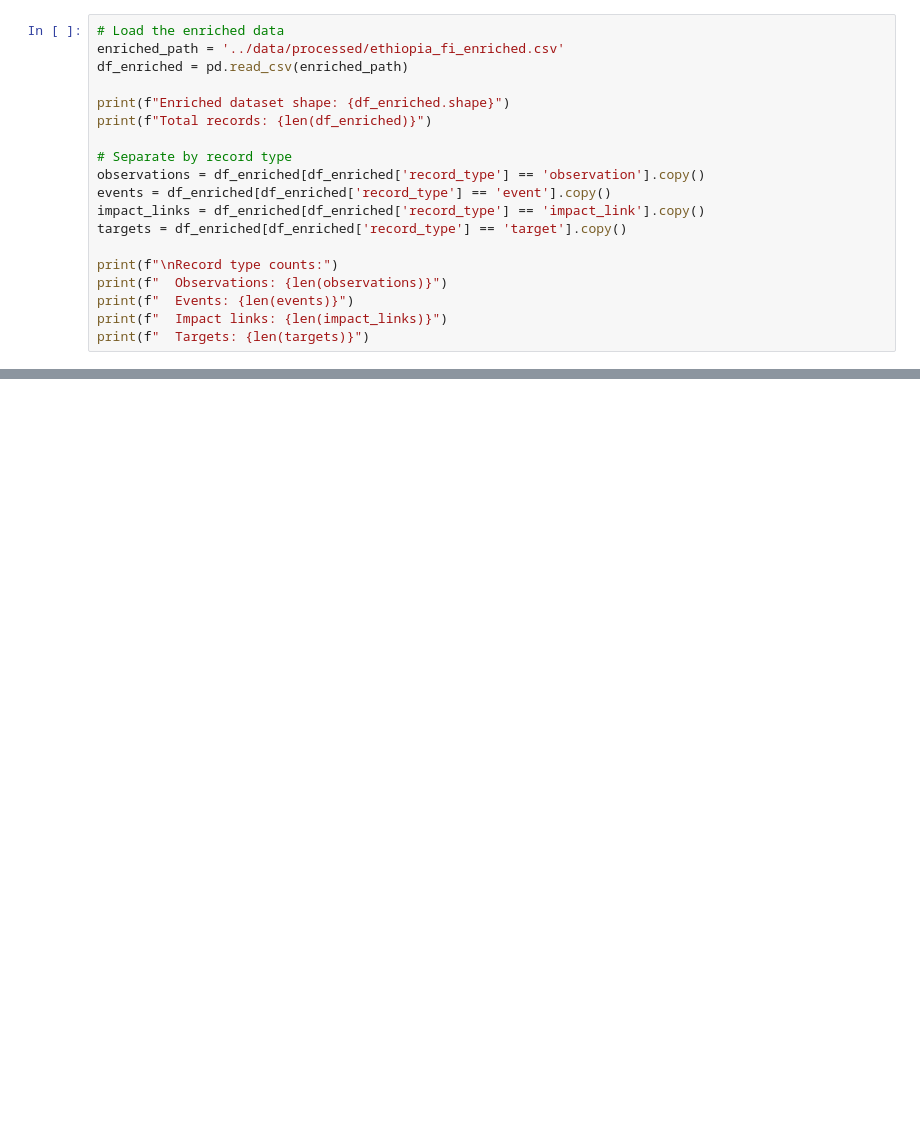
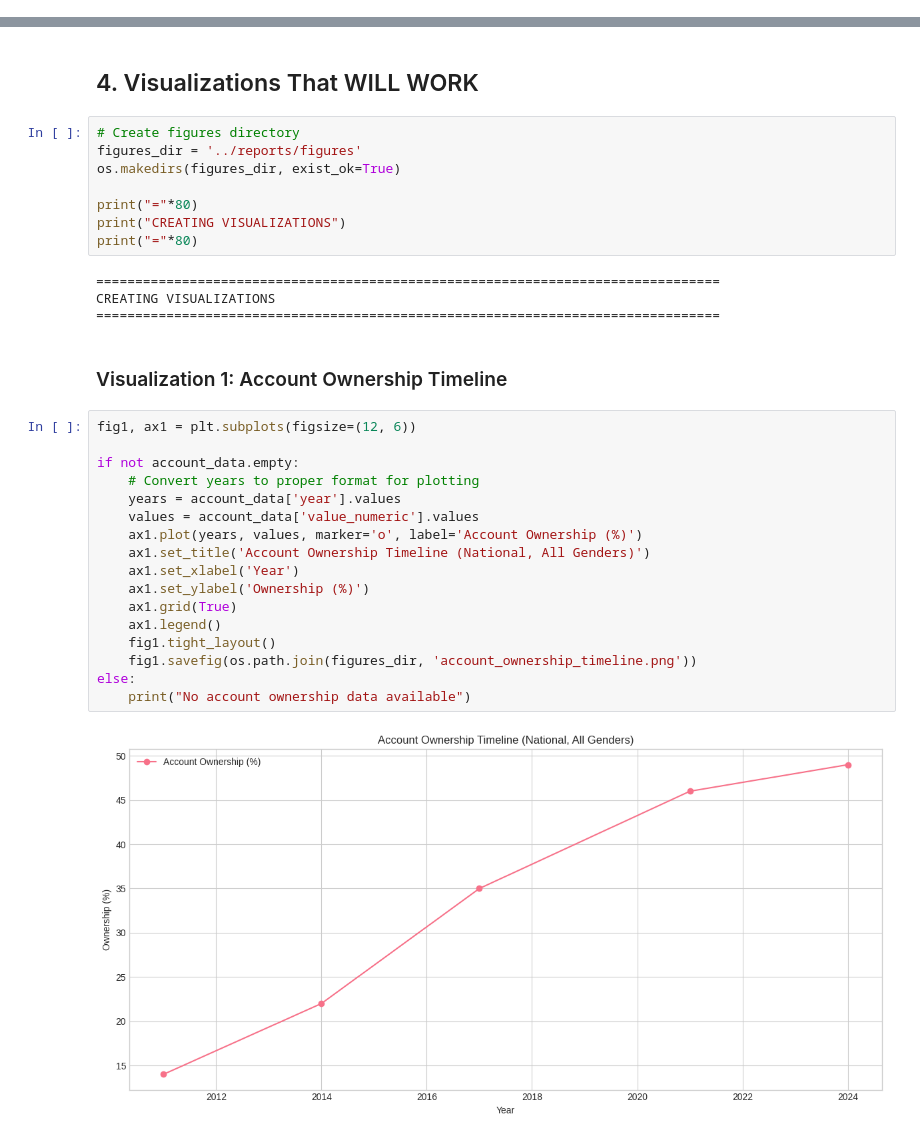
Before and after one commit to hann2004/ethiopia-fi-forecast, a Jupyter notebook: notebooks/02_eda_analysis.ipynb, the cells around one changed output, grey strips where cells are left out. Cells and saved outputs as stored; diff of their text form; blank space fills up the shorter version.

Commit message:
Task 2: Exploratory Data Analysis completed. Created 5 visualizations, identified 10 key insights including growth paradox analysis, documented data limitations, saved reports to reports/ directory.

```diff
--- a/notebooks/02_eda_analysis.ipynb
+++ b/notebooks/02_eda_analysis.ipynb
@@ -31,19 +58,0 @@ from data_loader import load_and_prepare_data
-# %%
-# Load the enriched data
-enriched_path = '../data/processed/ethiopia_fi_enriched.csv'
-df_enriched = pd.read_csv(enriched_path)
-
-print(f"Enriched dataset shape: {df_enriched.shape}")
-print(f"Total records: {len(df_enriched)}")
-
-# Separate by record type
-observations = df_enriched[df_enriched['record_type'] == 'observation'].copy()
-events = df_enriched[df_enriched['record_type'] == 'event'].copy()
-impact_links = df_enriched[df_enriched['record_type'] == 'impact_link'].copy()
-targets = df_enriched[df_enriched['record_type'] == 'target'].copy()
-
-print(f"\nRecord type counts:")
-print(f"  Observations: {len(observations)}")
-print(f"  Events: {len(events)}")
-print(f"  Impact links: {len(impact_links)}")
-print(f"  Targets: {len(targets)}")
@@ -119,0 +146,35 @@ No numeric event values to plot.
+# %% [markdown]
+## 4. Visualizations That WILL WORK
+# %%
+# Create figures directory
+figures_dir = '../reports/figures'
+os.makedirs(figures_dir, exist_ok=True)
+
+print("="*80)
+print("CREATING VISUALIZATIONS")
+print("="*80)
+# %% [output]
+================================================================================
+CREATING VISUALIZATIONS
+================================================================================
+# %% [markdown]
+### Visualization 1: Account Ownership Timeline
+# %%
+fig1, ax1 = plt.subplots(figsize=(12, 6))
+
+if not account_data.empty:
+    # Convert years to proper format for plotting
+    years = account_data['year'].values
+    values = account_data['value_numeric'].values
+    ax1.plot(years, values, marker='o', label='Account Ownership (%)')
+    ax1.set_title('Account Ownership Timeline (National, All Genders)')
+    ax1.set_xlabel('Year')
+    ax1.set_ylabel('Ownership (%)')
+    ax1.grid(True)
+    ax1.legend()
+    fig1.tight_layout()
+    fig1.savefig(os.path.join(figures_dir, 'account_ownership_timeline.png'))
+else:
+    print("No account ownership data available")
+# %% [output]
+[figure, added]
```
Also changed, not shown: parts of 27 cells of this notebook, 3 other files.
